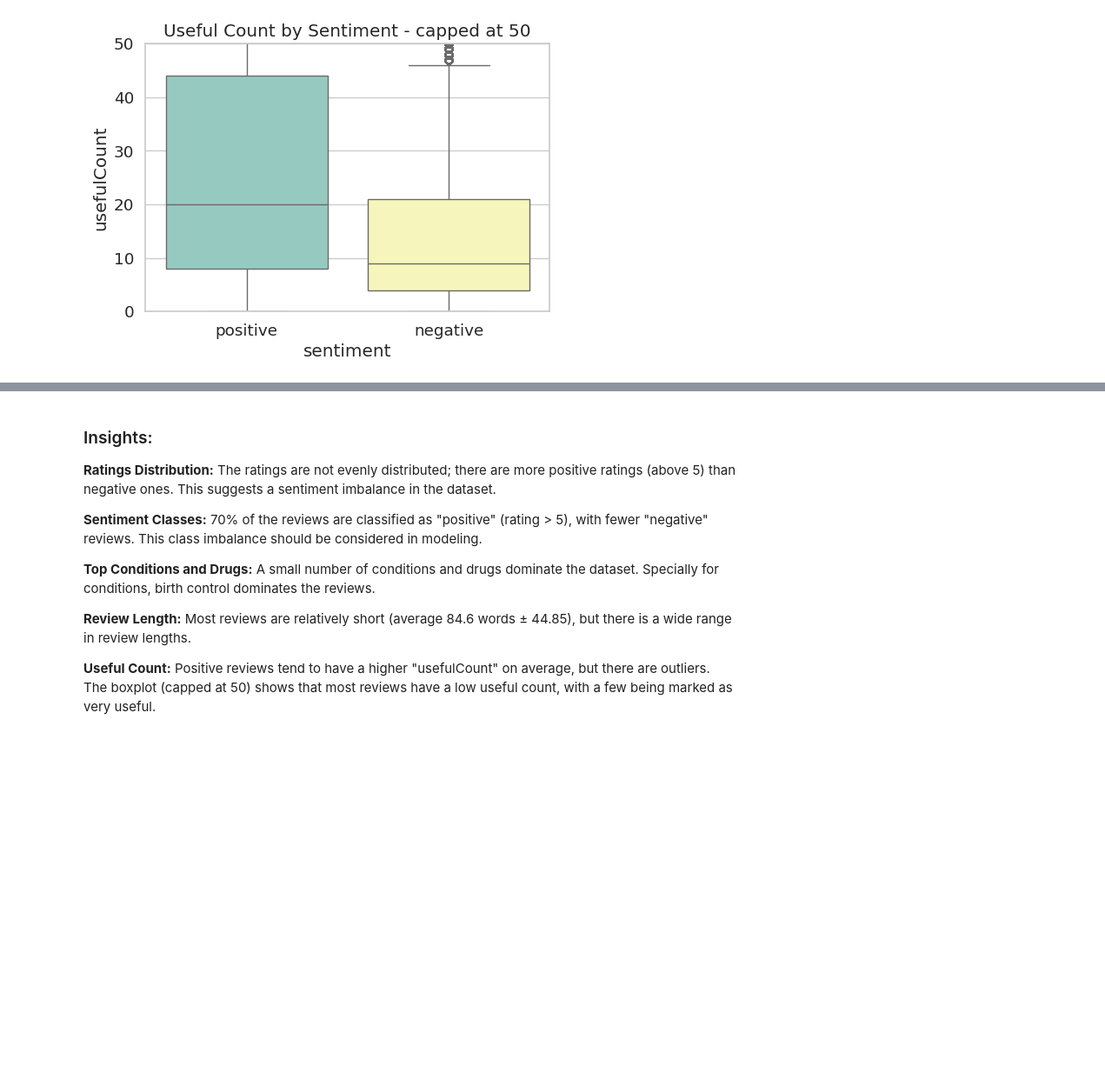
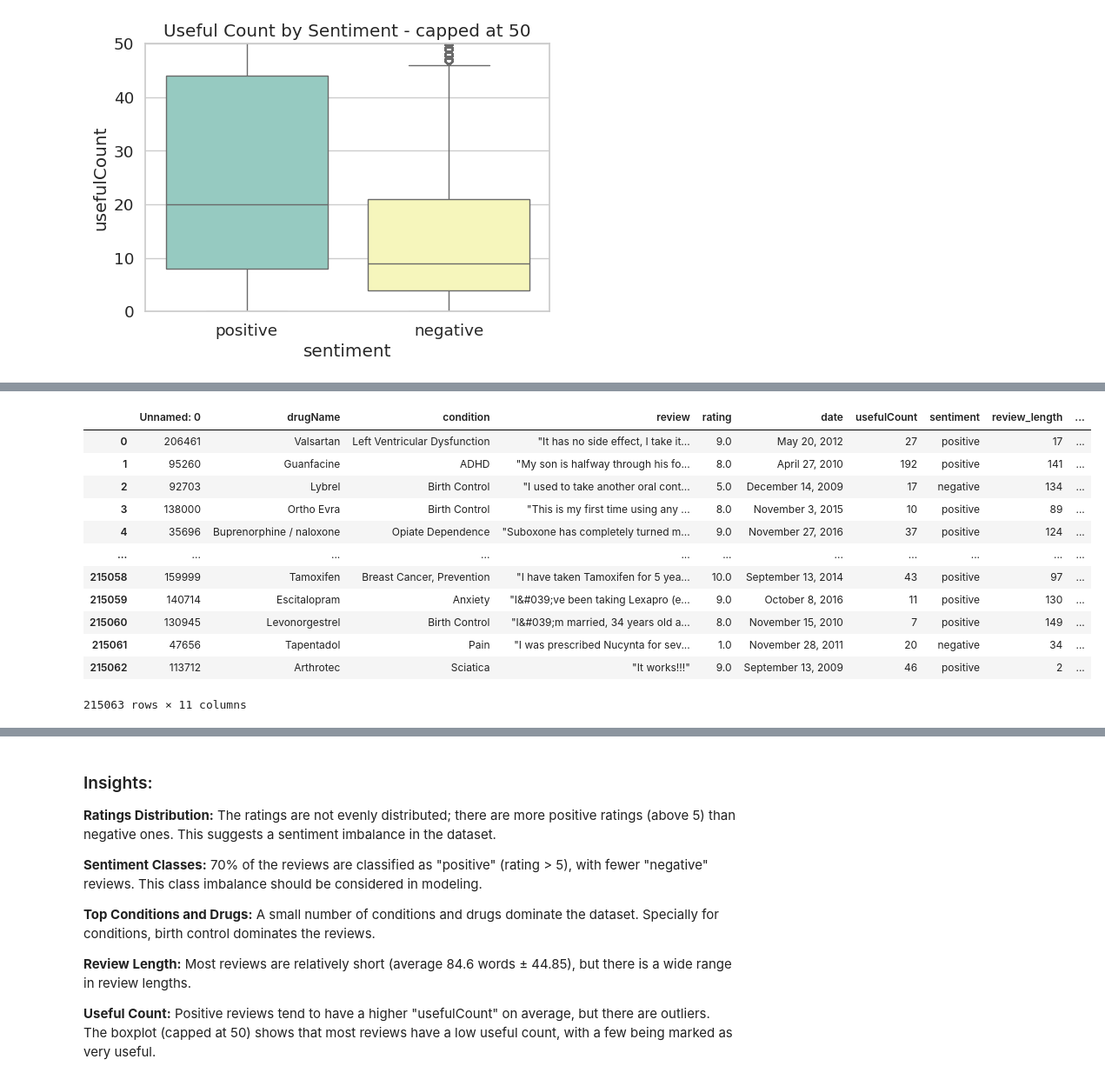
Before and after one commit to sandragodinhosilva/drug-review-sentiment, a Jupyter notebook: notebooks/eda.ipynb, the cells around one changed output, grey strips where cells are left out. Shown: that part at 87% size. Saved outputs shown, nothing was run; the diff lists cells and outputs as text; code cells hidden in the pictures; blank space fills up the shorter version.

```diff
--- a/notebooks/eda.ipynb
+++ b/notebooks/eda.ipynb
@@ -159,0 +227,16 @@ plt.show()
+# %%
+df
+# %% [output]
+|  | Unnamed: 0 | drugName | condition | review | rating | date | usefulCount | sentiment | review_length | ... |
+| 0 | 206461 | Valsartan | Left Ventricular Dysfunction | "It has no side effect, I take it... | 9.0 | May 20, 2012 | 27 | positive | 17 | ... |
+| 1 | 95260 | Guanfacine | ADHD | "My son is halfway through his fo... | 8.0 | April 27, 2010 | 192 | positive | 141 | ... |
+| 2 | 92703 | Lybrel | Birth Control | "I used to take another oral cont... | 5.0 | December 14, 2009 | 17 | negative | 134 | ... |
+| 3 | 138000 | Ortho Evra | Birth Control | "This is my first time using any ... | 8.0 | November 3, 2015 | 10 | positive | 89 | ... |
+| 4 | 35696 | Buprenorphine / naloxone | Opiate Dependence | "Suboxone has completely turned m... | 9.0 | November 27, 2016 | 37 | positive | 124 | ... |
+| ... | ... | ... | ... | ... | ... | ... | ... | ... | ... | ... |
+| 215058 | 159999 | Tamoxifen | Breast Cancer, Prevention | "I have taken Tamoxifen for 5 yea... | 10.0 | September 13, 2014 | 43 | positive | 97 | ... |
+| 215059 | 140714 | Escitalopram | Anxiety | "I&#039;ve been taking Lexapro (e... | 9.0 | October 8, 2016 | 11 | positive | 130 | ... |
+| 215060 | 130945 | Levonorgestrel | Birth Control | "I&#039;m married, 34 years old a... | 8.0 | November 15, 2010 | 7 | positive | 149 | ... |
+| 215061 | 47656 | Tapentadol | Pain | "I was prescribed Nucynta for sev... | 1.0 | November 28, 2011 | 20 | negative | 34 | ... |
+| 215062 | 113712 | Arthrotec | Sciatica | "It works!!!" | 9.0 | September 13, 2009 | 46 | positive | 2 | ... |
+215063 rows × 11 columns
```
Also changed, not shown: parts of 13 cells of this notebook, 6 other files.
